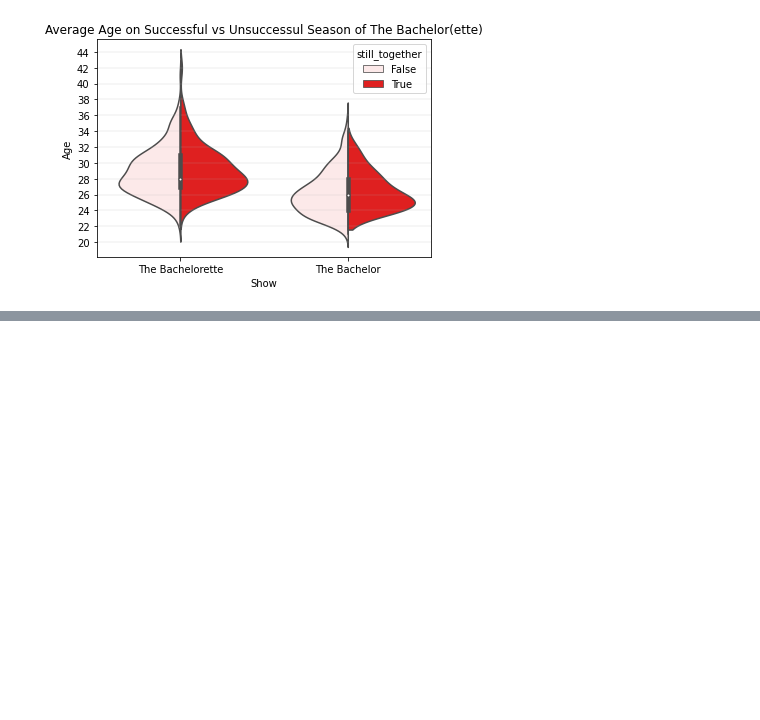
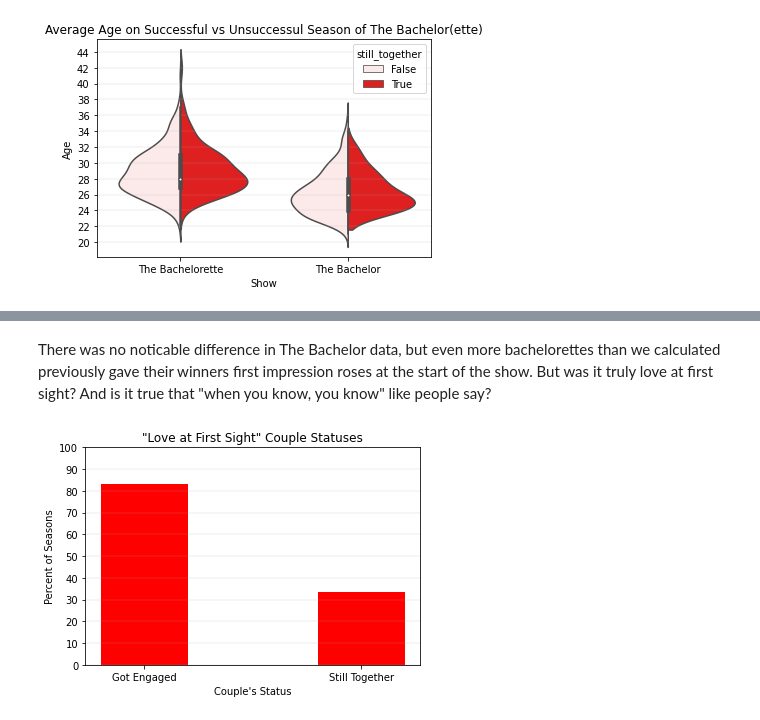
Before and after one commit to deliav04/deliav04.github.io, a Jupyter notebook: Final Project.ipynb, the cells around one changed output, grey strips where cells are left out. Saved outputs shown, nothing was run; the diff lists cells and outputs as text; code cells hidden in the pictures; blank space fills up the shorter version.

```diff
--- a/Final Project.ipynb
+++ b/Final Project.ipynb
@@ -352,0 +497,25 @@ roses = pd.read_csv('csv/roses.csv').drop('Unnamed: 0', axis=1)
+# %% [markdown]
+There was no noticable difference in The Bachelor data, but even more bachelorettes than we calculated previously gave their winners first impression roses at the start of the show. But was it truly love at first sight? And is it true that "when you know, you know" like people say?
+# %%
+N=2
+bachelorette_seasons = roses[roses['sex'] == 'F'][roses['season'] >=3][roses['winner_fi']]
+
+num_seasons = (bachelorette_seasons.sex.count())
+num_engaged = bachelorette_seasons[bachelorette_seasons['engagement']].sex.count()
+num_together = bachelorette_seasons[bachelorette_seasons['still_together']].sex.count()
+
+percents = (num_engaged*100/num_seasons, num_together*100/num_seasons)
+
+ind = np.arange(N)
+width = 0.4
+
+p1 = plt.bar(ind, percents, width, color = 'red')
+plt.ylabel('Percent of Seasons')
+plt.xlabel("Couple's Status")
+plt.title('"Love at First Sight" Couple Statuses')
+plt.xticks(ind, ('Got Engaged', 'Still Together'))
+plt.yticks(np.arange(0, 101, 10))
+plt.grid(b=True, axis='y', lw=.2)
+plt.show()
+# %% [output]
+[figure, added]
```
Also changed, not shown: parts of 16 cells of this notebook, 1 other file.
